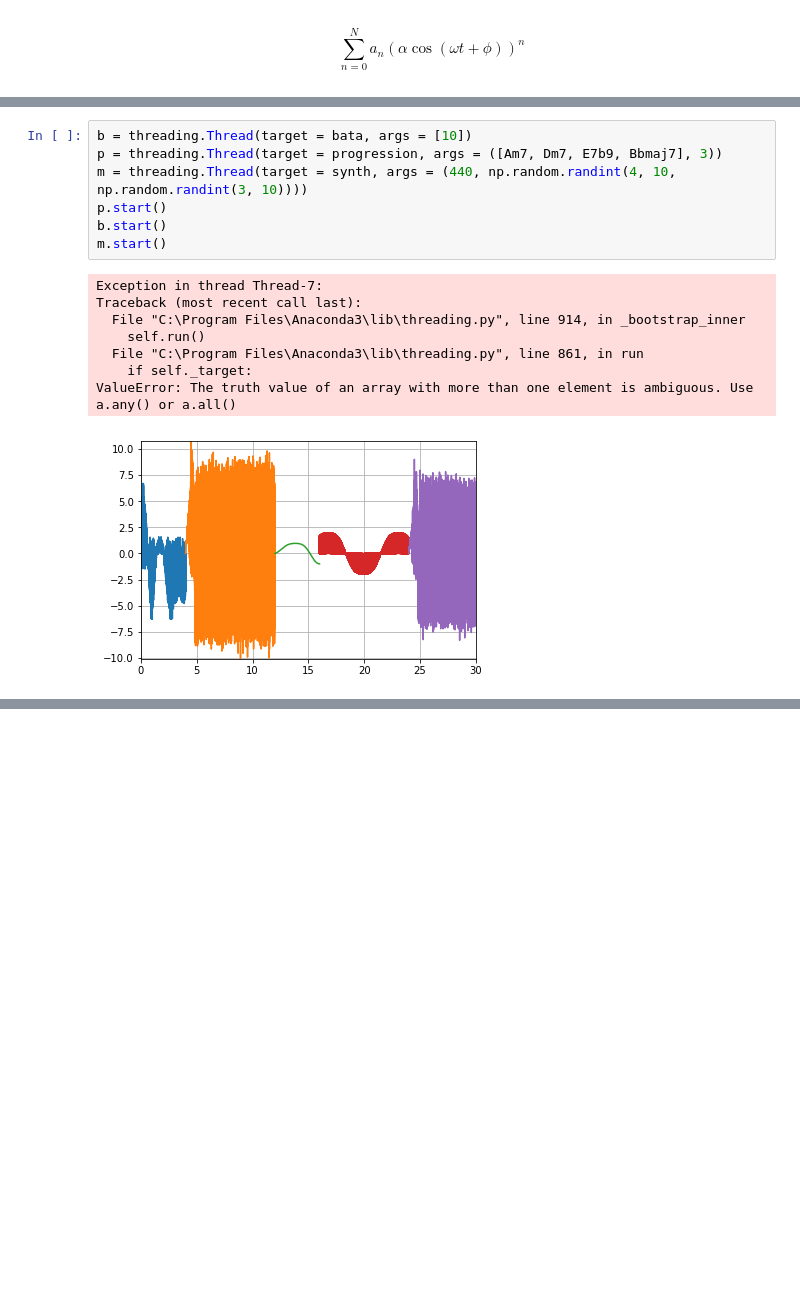
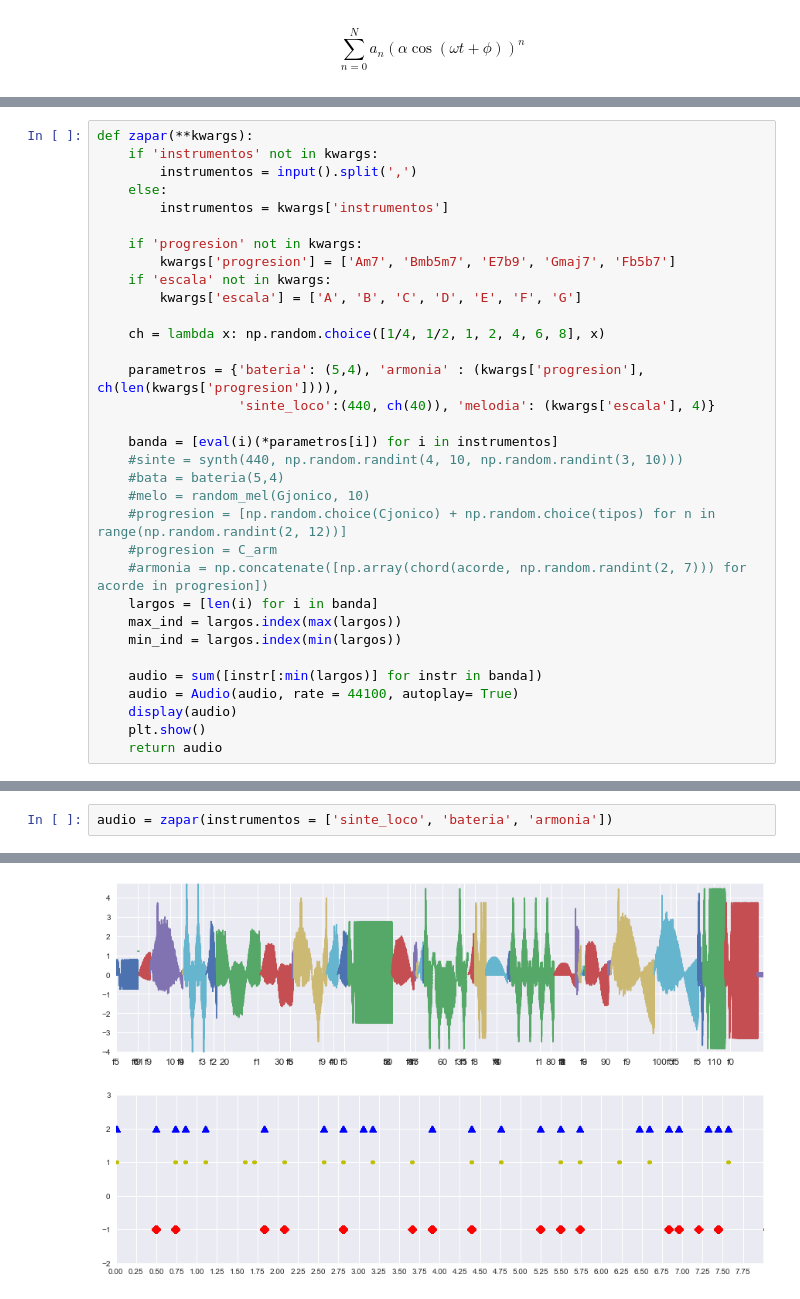
Before and after one commit to Cerebrock/SimpleJam, a Jupyter notebook: Music.ipynb, the cells around one changed output, grey strips where cells are left out. Saved outputs shown, nothing was run; the diff lists cells and outputs as text; blank space fills up the shorter version.

```diff
--- a/Music.ipynb
+++ b/Music.ipynb
@@ -137,0 +175,33 @@ E7b9 = [nota['E']/2, nota['F']/2, nota['G#']/2, nota['D']/2]
+# %%
+def zapar(**kwargs):
+    if 'instrumentos' not in kwargs:
+        instrumentos = input().split(',')
+    else:
+        instrumentos = kwargs['instrumentos']
+
+    if 'progresion' not in kwargs:
+        kwargs['progresion'] = ['Am7', 'Bmb5m7', 'E7b9', 'Gmaj7', 'Fb5b7']
+    if 'escala' not in kwargs:
+        kwargs['escala'] = ['A', 'B', 'C', 'D', 'E', 'F', 'G']
+
+    ch = lambda x: np.random.choice([1/4, 1/2, 1, 2, 4, 6, 8], x)
+
+    parametros = {'bateria': (5,4), 'armonia' : (kwargs['progresion'], ch(len(kwargs['progresion']))),
+                  'sinte_loco':(440, ch(40)), 'melodia': (kwargs['escala'], 4)}
+
+    banda = [eval(i)(*parametros[i]) for i in instrumentos]
+    #sinte = synth(440, np.random.randint(4, 10, np.random.randint(3, 10)))
+    #bata = bateria(5,4)
+    #melo = random_mel(Gjonico, 10)
+    #progresion = [np.random.choice(Cjonico) + np.random.choice(tipos) for n in range(np.random.randint(2, 12))]
+    #progresion = C_arm
+    #armonia = np.concatenate([np.array(chord(acorde, np.random.randint(2, 7))) for acorde in progresion])
+    largos = [len(i) for i in banda]
+    max_ind = largos.index(max(largos))
+    min_ind = largos.index(min(largos))
+
+    audio = sum([instr[:min(largos)] for instr in banda])
+    audio = Audio(audio, rate = 44100, autoplay= True)
+    display(audio)
+    plt.show()
+    return audio
@@ -159,16 +222,3 @@ Audio(audio, rate = 44100, autoplay= True)
-# %%
-b = threading.Thread(target = bata, args = [10])
-p = threading.Thread(target = progression, args = ([Am7, Dm7, E7b9, Bbmaj7], 3))
-m = threading.Thread(target = synth, args = (440, np.random.randint(4, 10, np.random.randint(3, 10))))
-p.start()
-b.start()
-m.start()
-# %% [output]
-Exception in thread Thread-7:
-Traceback (most recent call last):
-  File "C:\Program Files\Anaconda3\lib\threading.py", line 914, in _bootstrap_inner
-    self.run()
-  File "C:\Program Files\Anaconda3\lib\threading.py", line 861, in run
-    if self._target:
-ValueError: The truth value of an array with more than one element is ambiguous. Use a.any() or a.all()
-[figure, removed]
+# %%
+audio = zapar(instrumentos = ['sinte_loco', 'bateria', 'armonia'])
+# %% [output]
@@ -174,0 +226,2 @@ ValueError: The truth value of an array with more than one element is ambiguous.
+[figure, added]
+[figure, added]
```
Also changed, not shown: parts of 19 cells of this notebook.
